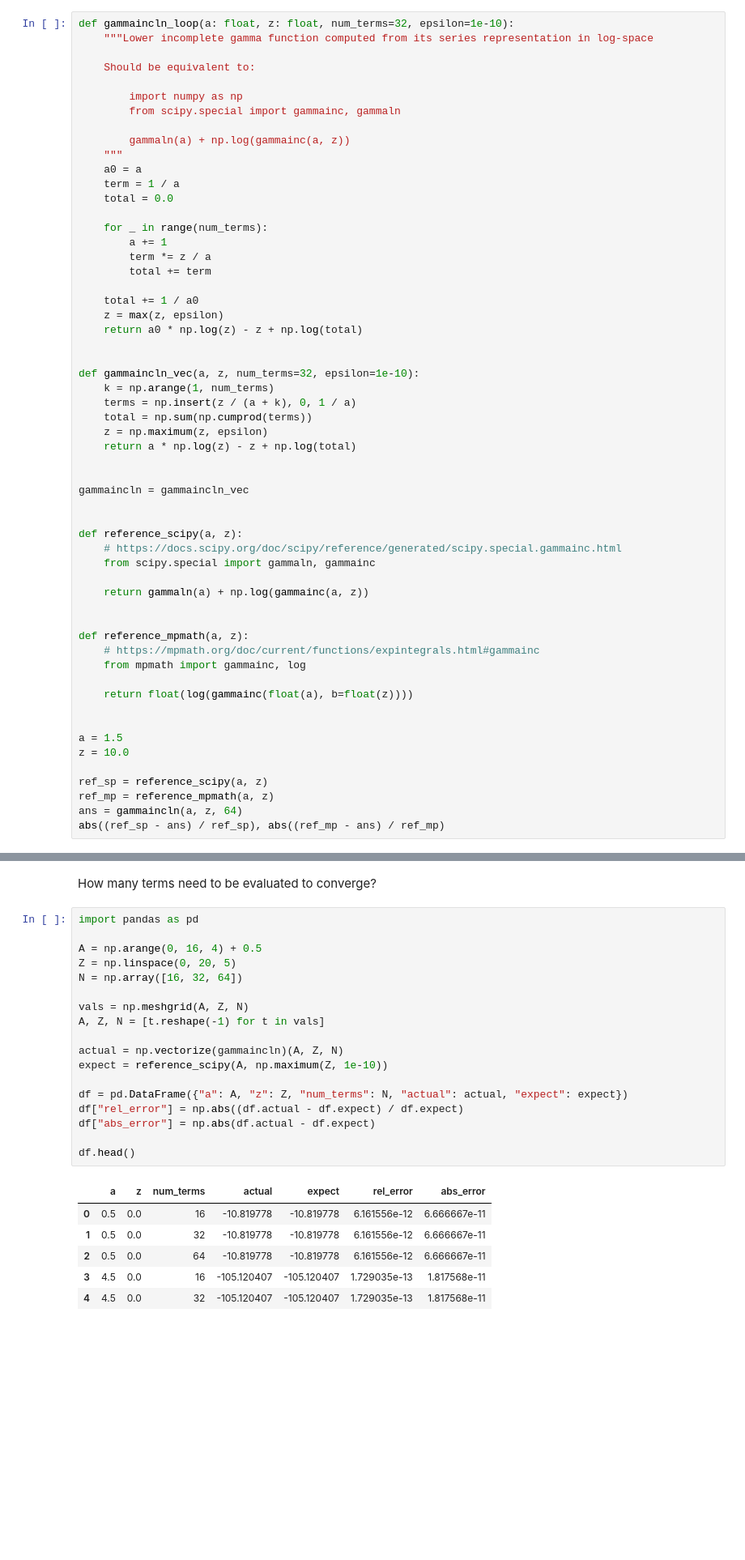
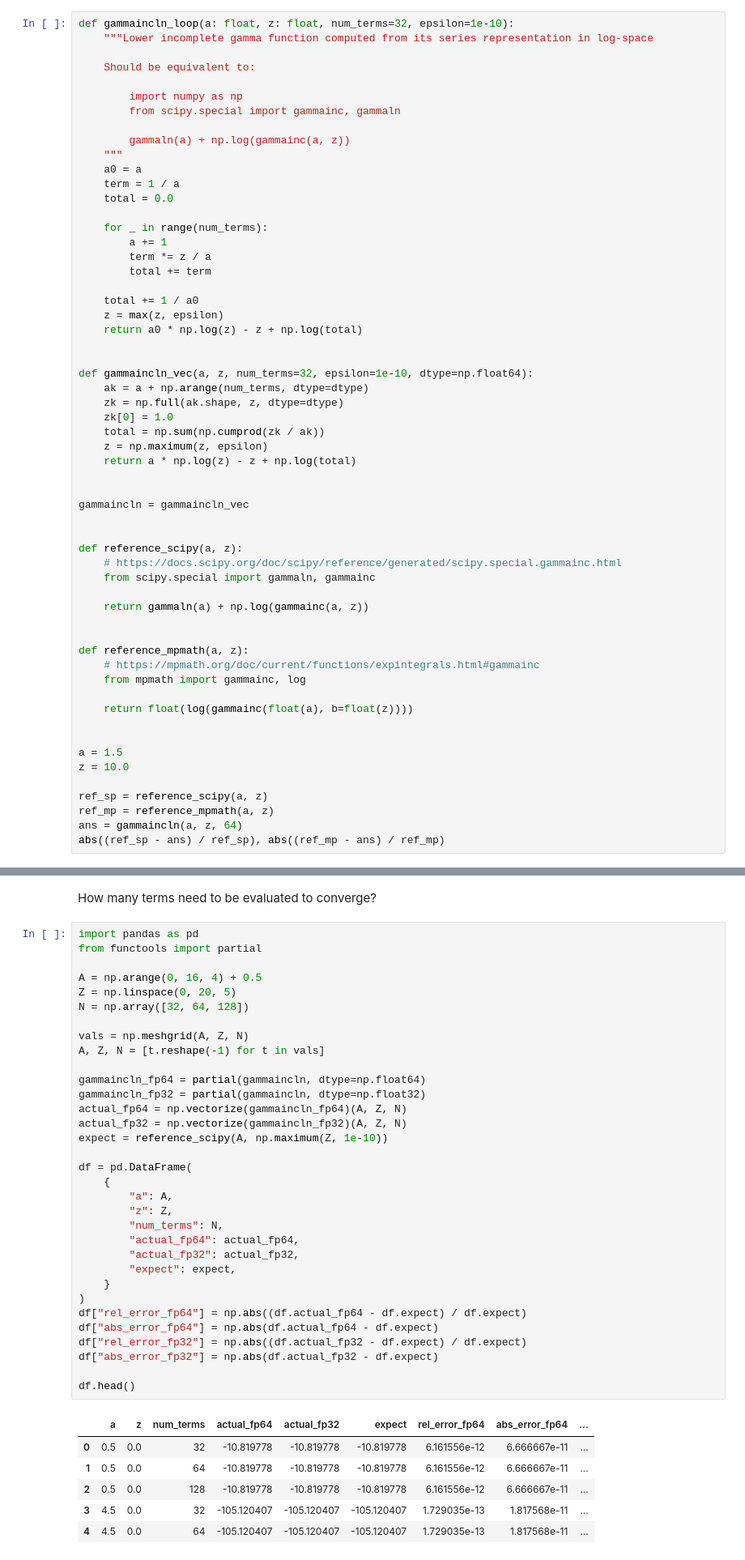
Before and after one commit to graphcore-research/pyscf-ipu, a Jupyter notebook: notebooks/gammanu.ipynb, the cells around one changed output, grey strips where cells are left out. Shown at 81% size. Drawn from its saved outputs; the diff is of its cells as text; blank space fills up the shorter version.

```diff
--- a/notebooks/gammanu.ipynb
+++ b/notebooks/gammanu.ipynb
@@ -294,10 +300,11 @@ def gammaincln_loop(a: float, z: float, num_terms=32, epsilon=1e-10):
     return a0 * np.log(z) - z + np.log(total)
 
 
-def gammaincln_vec(a, z, num_terms=32, epsilon=1e-10):
-    k = np.arange(1, num_terms)
-    terms = np.insert(z / (a + k), 0, 1 / a)
-    total = np.sum(np.cumprod(terms))
+def gammaincln_vec(a, z, num_terms=32, epsilon=1e-10, dtype=np.float64):
+    ak = a + np.arange(num_terms, dtype=dtype)
+    zk = np.full(ak.shape, z, dtype=dtype)
+    zk[0] = 1.0
+    total = np.sum(np.cumprod(zk / ak))
     z = np.maximum(z, epsilon)
     return a * np.log(z) - z + np.log(total)
 
@@ -332,26 +339,41 @@ abs((ref_sp - ans) / ref_sp), abs((ref_mp - ans) / ref_mp)
 How many terms need to be evaluated to converge?
 # %%
 import pandas as pd
+from functools import partial
 
 A = np.arange(0, 16, 4) + 0.5
 Z = np.linspace(0, 20, 5)
-N = np.array([16, 32, 64])
+N = np.array([32, 64, 128])
 
 vals = np.meshgrid(A, Z, N)
 A, Z, N = [t.reshape(-1) for t in vals]
 
-actual = np.vectorize(gammaincln)(A, Z, N)
+gammaincln_fp64 = partial(gammaincln, dtype=np.float64)
+gammaincln_fp32 = partial(gammaincln, dtype=np.float32)
+actual_fp64 = np.vectorize(gammaincln_fp64)(A, Z, N)
+actual_fp32 = np.vectorize(gammaincln_fp32)(A, Z, N)
 expect = reference_scipy(A, np.maximum(Z, 1e-10))
 
-df = pd.DataFrame({"a": A, "z": Z, "num_terms": N, "actual": actual, "expect": expect})
-df["rel_error"] = np.abs((df.actual - df.expect) / df.expect)
-df["abs_error"] = np.abs(df.actual - df.expect)
+df = pd.DataFrame(
+    {
+        "a": A,
+        "z": Z,
+        "num_terms": N,
+        "actual_fp64": actual_fp64,
+        "actual_fp32": actual_fp32,
+        "expect": expect,
+    }
+)
+df["rel_error_fp64"] = np.abs((df.actual_fp64 - df.expect) / df.expect)
+df["abs_error_fp64"] = np.abs(df.actual_fp64 - df.expect)
+df["rel_error_fp32"] = np.abs((df.actual_fp32 - df.expect) / df.expect)
+df["abs_error_fp32"] = np.abs(df.actual_fp32 - df.expect)
 
 df.head()
 # %% [output]
-|  | a | z | num_terms | actual | expect | rel_error | abs_error |
-| 0 | 0.5 | 0.0 | 16 | -10.819778 | -10.819778 | 6.161556e-12 | 6.666667e-11 |
-| 1 | 0.5 | 0.0 | 32 | -10.819778 | -10.819778 | 6.161556e-12 | 6.666667e-11 |
-| 2 | 0.5 | 0.0 | 64 | -10.819778 | -10.819778 | 6.161556e-12 | 6.666667e-11 |
-| 3 | 4.5 | 0.0 | 16 | -105.120407 | -105.120407 | 1.729035e-13 | 1.817568e-11 |
-| 4 | 4.5 | 0.0 | 32 | -105.120407 | -105.120407 | 1.729035e-13 | 1.817568e-11 |
+|  | a | z | num_terms | actual_fp64 | actual_fp32 | expect | rel_error_fp64 | abs_error_fp64 | ... |
+| 0 | 0.5 | 0.0 | 32 | -10.819778 | -10.819778 | -10.819778 | 6.161556e-12 | 6.666667e-11 | ... |
+| 1 | 0.5 | 0.0 | 64 | -10.819778 | -10.819778 | -10.819778 | 6.161556e-12 | 6.666667e-11 | ... |
+| 2 | 0.5 | 0.0 | 128 | -10.819778 | -10.819778 | -10.819778 | 6.161556e-12 | 6.666667e-11 | ... |
+| 3 | 4.5 | 0.0 | 32 | -105.120407 | -105.120407 | -105.120407 | 1.729035e-13 | 1.817568e-11 | ... |
+| 4 | 4.5 | 0.0 | 64 | -105.120407 | -105.120407 | -105.120407 | 1.729035e-13 | 1.817568e-11 | ... |
```
Also changed, not shown: parts of 8 cells of this notebook.
